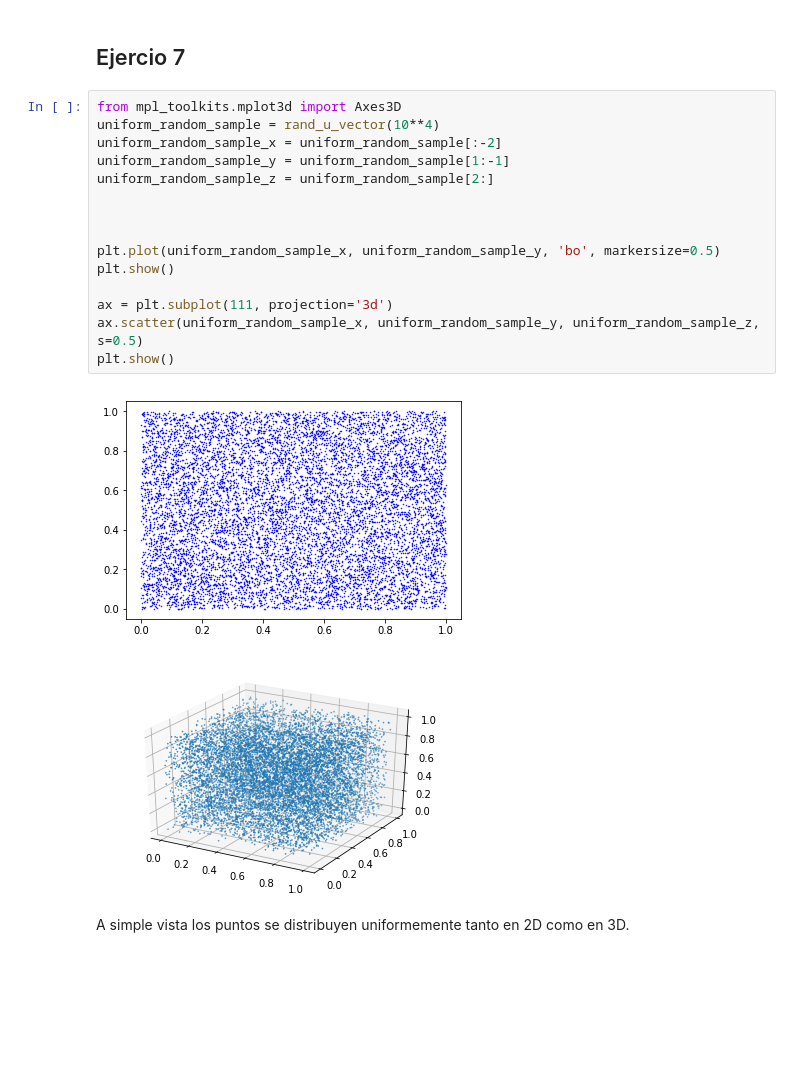
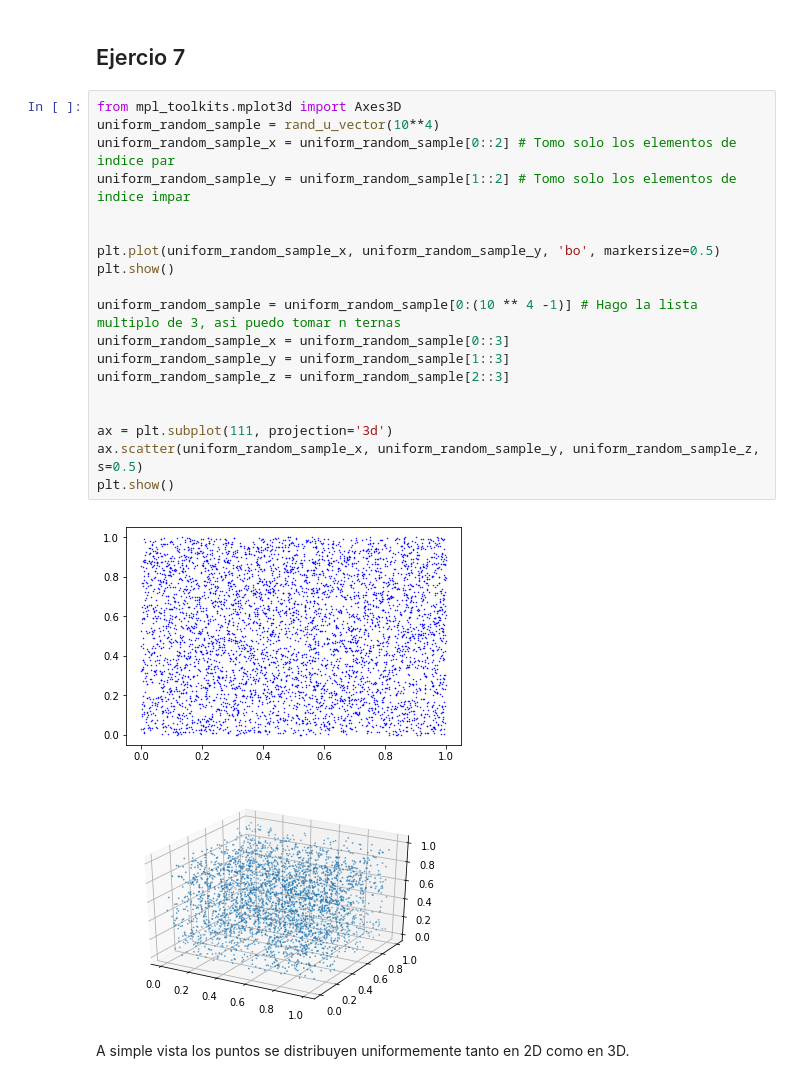
Before and after one commit to gonzalpetraglia/tp1-simu, a Jupyter notebook: TP1.ipynb, the cells around one changed output. Drawn from its saved outputs; the diff is of its cells as text; blank space fills up the shorter version.

```diff
--- a/TP1.ipynb
+++ b/TP1.ipynb
@@ -196,21 +201,25 @@ plt.show()
 # %%
 from mpl_toolkits.mplot3d import Axes3D
 uniform_random_sample = rand_u_vector(10**4)
-uniform_random_sample_x = uniform_random_sample[:-2]
-uniform_random_sample_y = uniform_random_sample[1:-1]
-uniform_random_sample_z = uniform_random_sample[2:]
-
+uniform_random_sample_x = uniform_random_sample[0::2] # Tomo solo los elementos de indice par
+uniform_random_sample_y = uniform_random_sample[1::2] # Tomo solo los elementos de indice impar
 
 
 plt.plot(uniform_random_sample_x, uniform_random_sample_y, 'bo', markersize=0.5)
 plt.show()
 
+uniform_random_sample = uniform_random_sample[0:(10 ** 4 -1)] # Hago la lista multiplo de 3, asi puedo tomar n ternas
+uniform_random_sample_x = uniform_random_sample[0::3]
+uniform_random_sample_y = uniform_random_sample[1::3]
+uniform_random_sample_z = uniform_random_sample[2::3]
+
+
 ax = plt.subplot(111, projection='3d')
 ax.scatter(uniform_random_sample_x, uniform_random_sample_y, uniform_random_sample_z, s=0.5)
 plt.show()
 # %% [output]
-[figure, old version]
+[figure, new version]
-[figure, old version]
+[figure, new version]
 # %% [markdown]
 A simple vista los puntos se distribuyen uniformemente tanto en 2D como en 3D.
 # %% [markdown]
```
Also changed, not shown: parts of 18 cells of this notebook.
